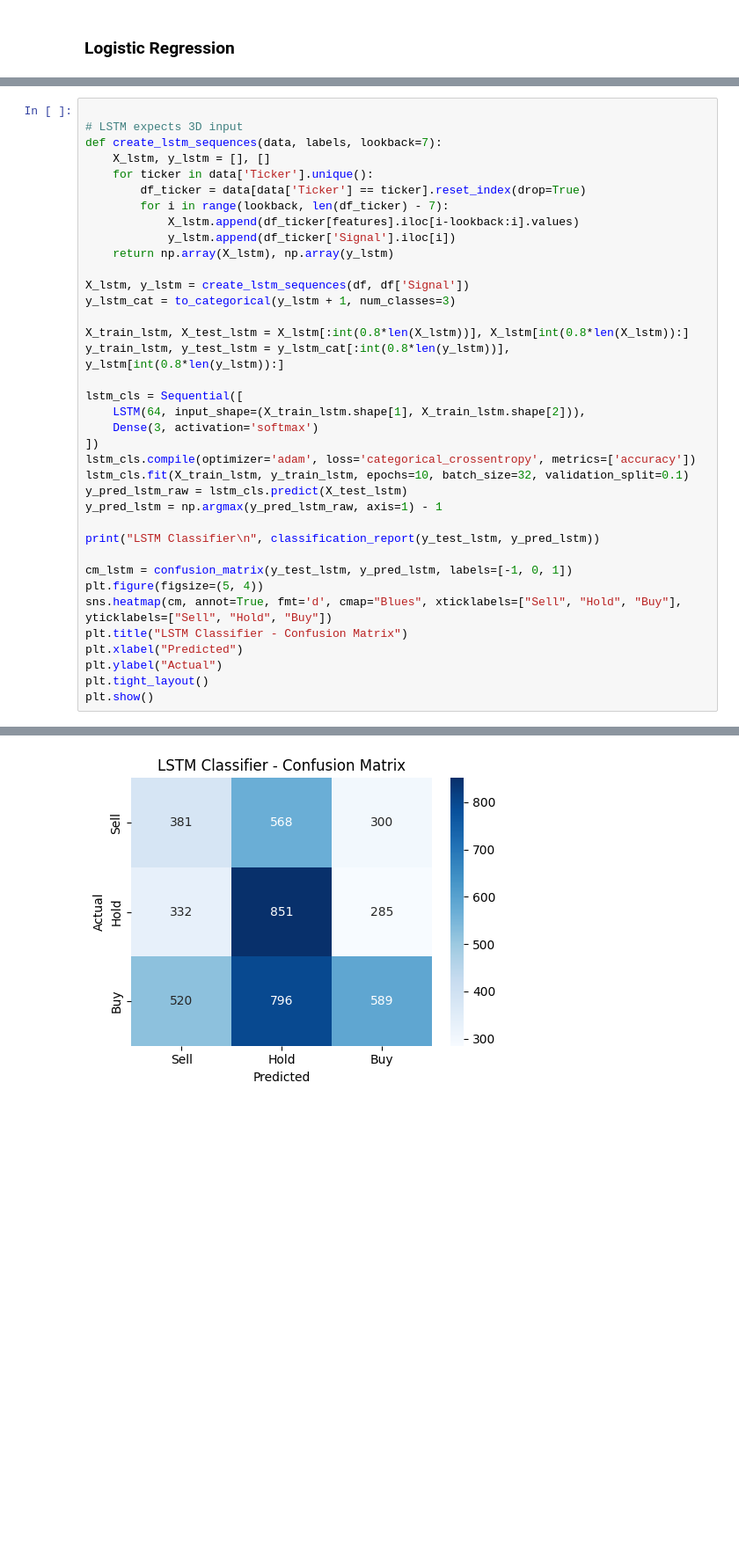
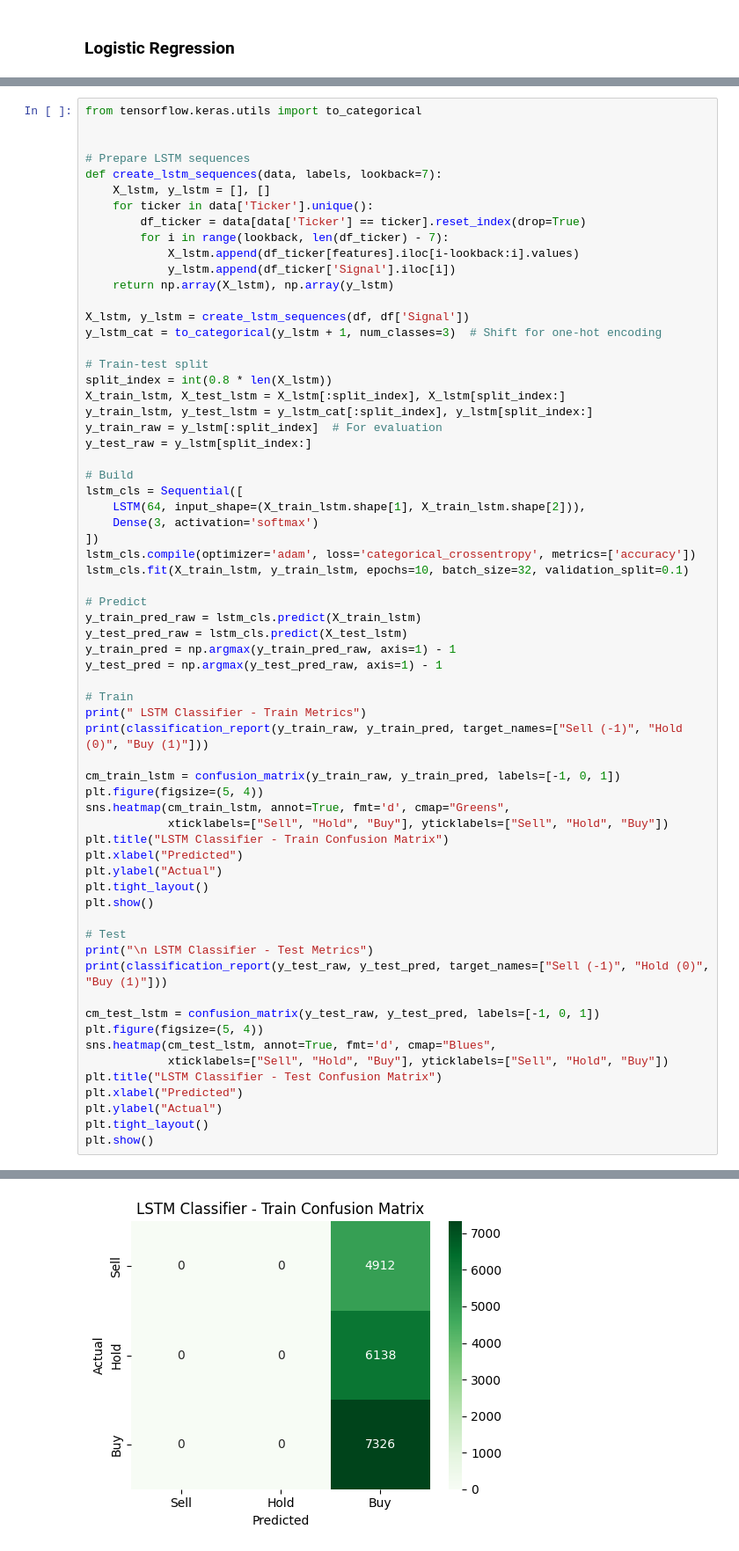
Before and after one commit to GIJOE1003/3103ETF, a Jupyter notebook: Notebook2_Signal_Classification_3rd_April_.ipynb, the cells around one changed output, grey strips where cells are left out. Shown: that part at 88% size. Cells and saved outputs as stored; diff of their text form; blank space fills up the shorter version.

```diff
--- a/Notebook2_Signal_Classification_3rd_April_.ipynb
+++ b/Notebook2_Signal_Classification_3rd_April_.ipynb
@@ -316,6 +396,8 @@ weighted avg       0.38      0.38      0.38      4622
 # %%
+from tensorflow.keras.utils import to_categorical
 
-# LSTM expects 3D input
+
+# Prepare LSTM sequences
 def create_lstm_sequences(data, labels, lookback=7):
     X_lstm, y_lstm = [], []
     for ticker in data['Ticker'].unique():
@@ -326,29 +408,55 @@ def create_lstm_sequences(data, labels, lookback=7):
     return np.array(X_lstm), np.array(y_lstm)
 
 X_lstm, y_lstm = create_lstm_sequences(df, df['Signal'])
-y_lstm_cat = to_categorical(y_lstm + 1, num_classes=3)
+y_lstm_cat = to_categorical(y_lstm + 1, num_classes=3)  # Shift for one-hot encoding
 
-X_train_lstm, X_test_lstm = X_lstm[:int(0.8*len(X_lstm))], X_lstm[int(0.8*len(X_lstm)):]
-y_train_lstm, y_test_lstm = y_lstm_cat[:int(0.8*len(y_lstm))], y_lstm[int(0.8*len(y_lstm)):]
+# Train-test split
+split_index = int(0.8 * len(X_lstm))
+X_train_lstm, X_test_lstm = X_lstm[:split_index], X_lstm[split_index:]
+y_train_lstm, y_test_lstm = y_lstm_cat[:split_index], y_lstm[split_index:]
+y_train_raw = y_lstm[:split_index]  # For evaluation
+y_test_raw = y_lstm[split_index:]
 
+# Build
 lstm_cls = Sequential([
     LSTM(64, input_shape=(X_train_lstm.shape[1], X_train_lstm.shape[2])),
     Dense(3, activation='softmax')
 ])
 lstm_cls.compile(optimizer='adam', loss='categorical_crossentropy', metrics=['accuracy'])
 lstm_cls.fit(X_train_lstm, y_train_lstm, epochs=10, batch_size=32, validation_split=0.1)
-y_pred_lstm_raw = lstm_cls.predict(X_test_lstm)
-y_pred_lstm = np.argmax(y_pred_lstm_raw, axis=1) - 1
 
-print("LSTM Classifier\n", classification_report(y_test_lstm, y_pred_lstm))
+# Predict
+y_train_pred_raw = lstm_cls.predict(X_train_lstm)
+y_test_pred_raw = lstm_cls.predict(X_test_lstm)
+y_train_pred = np.argmax(y_train_pred_raw, axis=1) - 1
+y_test_pred = np.argmax(y_test_pred_raw, axis=1) - 1
 
-cm_lstm = confusion_matrix(y_test_lstm, y_pred_lstm, labels=[-1, 0, 1])
+# Train
+print(" LSTM Classifier - Train Metrics")
+print(classification_report(y_train_raw, y_train_pred, target_names=["Sell (-1)", "Hold (0)", "Buy (1)"]))
+
+cm_train_lstm = confusion_matrix(y_train_raw, y_train_pred, labels=[-1, 0, 1])
 plt.figure(figsize=(5, 4))
-sns.heatmap(cm, annot=True, fmt='d', cmap="Blues", xticklabels=["Sell", "Hold", "Buy"], yticklabels=["Sell", "Hold", "Buy"])
-plt.title("LSTM Classifier - Confusion Matrix")
+sns.heatmap(cm_train_lstm, annot=True, fmt='d', cmap="Greens",
+            xticklabels=["Sell", "Hold", "Buy"], yticklabels=["Sell", "Hold", "Buy"])
+plt.title("LSTM Classifier - Train Confusion Matrix")
 plt.xlabel("Predicted")
 plt.ylabel("Actual")
 plt.tight_layout()
 plt.show()
+
+# Test
+print("\n LSTM Classifier - Test Metrics")
+print(classification_report(y_test_raw, y_test_pred, target_names=["Sell (-1)", "Hold (0)", "Buy (1)"]))
+
+cm_test_lstm = confusion_matrix(y_test_raw, y_test_pred, labels=[-1, 0, 1])
+plt.figure(figsize=(5, 4))
+sns.heatmap(cm_test_lstm, annot=True, fmt='d', cmap="Blues",
+            xticklabels=["Sell", "Hold", "Buy"], yticklabels=["Sell", "Hold", "Buy"])
+plt.title("LSTM Classifier - Test Confusion Matrix")
+plt.xlabel("Predicted")
+plt.ylabel("Actual")
+plt.tight_layout()
+plt.show()
 # %% [output]
 Epoch 1/10
@@ -372 +480 @@ weighted avg       0.17      0.41      0.24      4594
-[figure, old version]
+[figure, new version]
```
Also changed, not shown: parts of 10 cells of this notebook.
